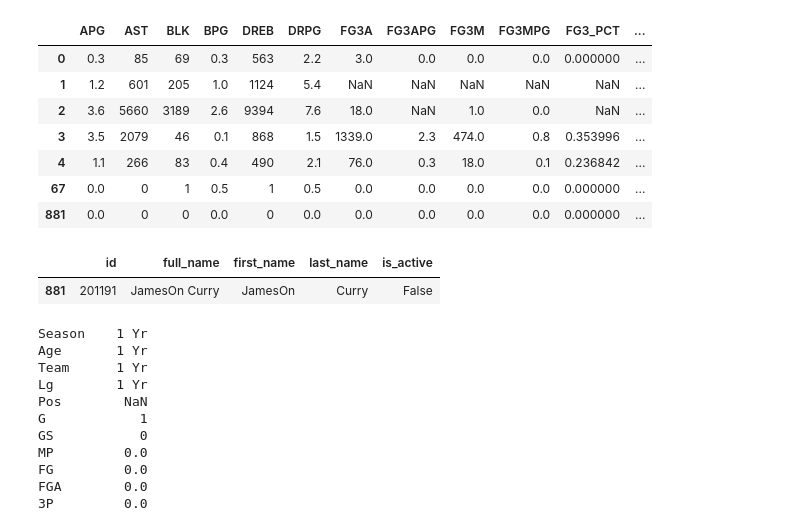
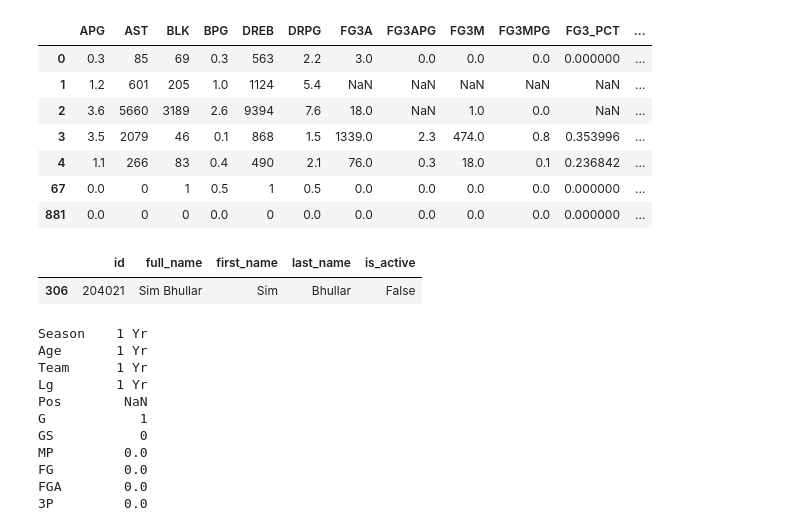
Before and after one commit to bharthun7/nba-hof-predictor, a Jupyter notebook: inactive-scraper-tester.ipynb, the cells around one changed output. Cells and saved outputs as stored; diff of their text form; code cells hidden in the pictures.

```diff
--- a/inactive-scraper-tester.ipynb
+++ b/inactive-scraper-tester.ipynb
@@ -345,11 +345,11 @@ test_df.apply(get_career_stats,axis=1)
 | 67 | 0.0 | 0 | 1 | 0.5 | 1 | 0.5 | 0.0 | 0.0 | 0.0 | 0.0 | 0.000000 | ... |
 | 881 | 0.0 | 0 | 0 | 0.0 | 0 | 0.0 | 0.0 | 0.0 | 0.0 | 0.0 | 0.000000 | ... |
 # %%
-no_fg=inactives[inactives["full_name"]=="JamesOn Curry"]
+no_fg=inactives[inactives["full_name"]=="Sim Bhullar"]
 no_fg
 # %% [output]
 |  | id | full_name | first_name | last_name | is_active |
-| 881 | 201191 | JamesOn Curry | JamesOn | Curry | False |
+| 306 | 204021 | Sim Bhullar | Sim | Bhullar | False |
 # %%
 driver=webdriver.Firefox()
 driver.get("https://www.basketball-reference.com/players/c/curryja01.html")
```
Also changed, not shown: parts of 4 cells of this notebook, 1 other file.
